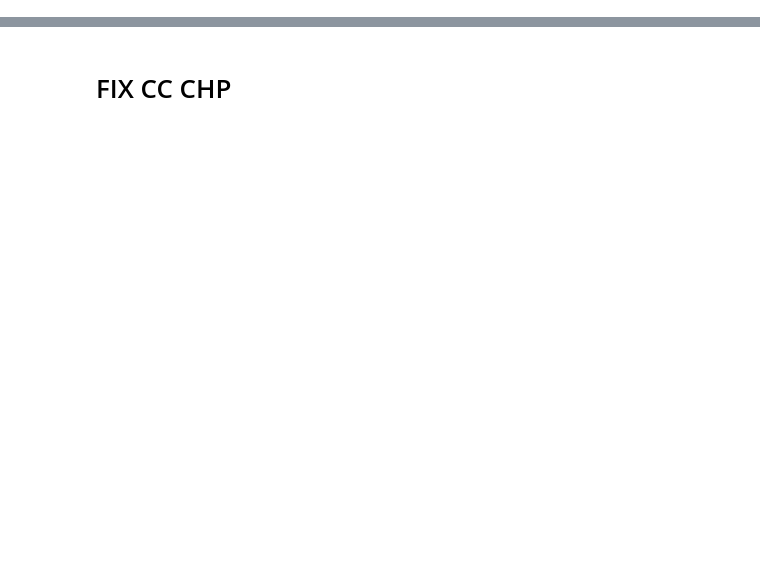
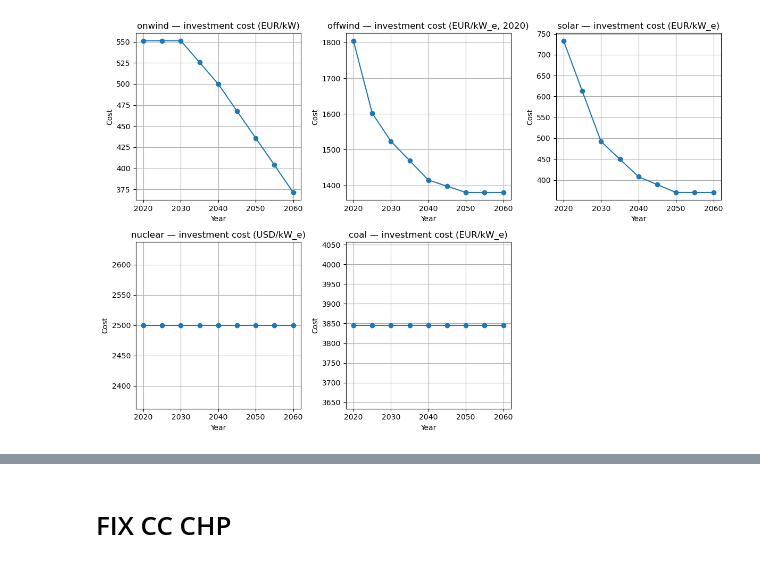
Before and after one commit to pik-piam/PyPSA-China-PIK, a Jupyter notebook: workflow/notebooks/update_cost_data.ipynb, the cells around one changed output, grey strips where cells are left out. Saved outputs shown, nothing was run; the diff lists cells and outputs as text; code cells hidden in the pictures; blank space fills up the shorter version.

Commit message:
cost change

```diff
--- a/workflow/notebooks/update_cost_data.ipynb
+++ b/workflow/notebooks/update_cost_data.ipynb
@@ -10,0 +175,56 @@ csv_files
+# %%
+import math
+import os
+import pandas as pd
+import matplotlib.pyplot as plt
+
+# ====== 要绘图的技术 ======
+plot_techs = ["onwind", "offwind", "solar", "nuclear", "coal"]
+
+# ====== 存储所有年份的成本数据 ======
+records = []   # year, tech, investment, unit
+
+for file_path in csv_files:
+    basename = os.path.basename(file_path)
+
+    # 🔍 从文件名中提取年份，例如 cost_2030.csv
+    year = int(basename.split("_")[1].split(".")[0])
+
+    df = pd.read_csv(file_path)
+
+    # 选 investment 参数 + 对应技术
+    df_sel = df[
+        (df["technology"].isin(plot_techs)) &
+        (df["parameter"] == "investment")
+    ][["technology", "value", "unit"]]
+
+    for _, row in df_sel.iterrows():
+        records.append([year, row["technology"], row["value"], row["unit"]])
+
+# ====== 转为 DataFrame ======
+df_plot = pd.DataFrame(records, columns=["year", "technology", "investment", "unit"])
+df_plot = df_plot.sort_values("year")
+
+# ====== 每行显示多少个子图 ======
+cols = 3
+rows = math.ceil(len(plot_techs) / cols)
+
+plt.figure(figsize=(cols * 4, rows * 4))
+
+for i, tech in enumerate(plot_techs):
+    df_t = df_plot[df_plot["technology"] == tech]
+
+    unit = df_t["unit"].iloc[0] if not df_t.empty else "unit unknown"
+
+    ax = plt.subplot(rows, cols, i + 1)
+    ax.plot(df_t["year"], df_t["investment"], marker="o")
+
+    ax.set_title(f"{tech} — investment cost ({unit})")
+    ax.set_xlabel("Year")
+    ax.set_ylabel("Cost")
+    ax.grid(True)
+
+plt.tight_layout()
+plt.show()
+# %% [output]
+[figure, added]
```
Also changed, not shown: parts of 4 cells of this notebook, 11 other files.
